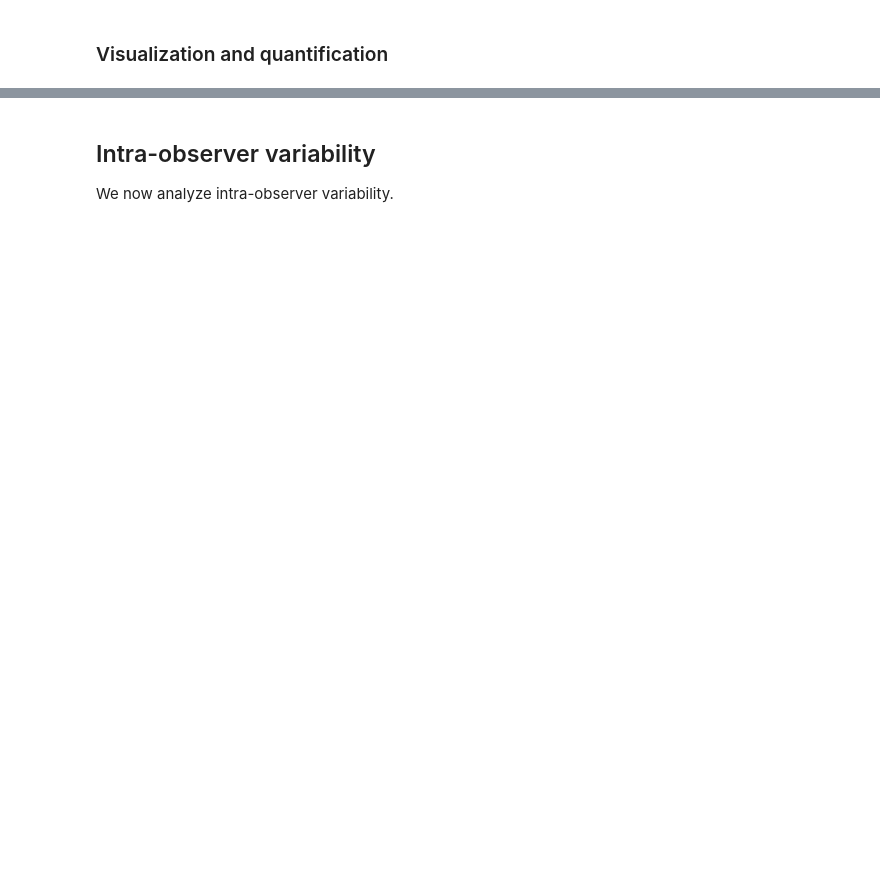
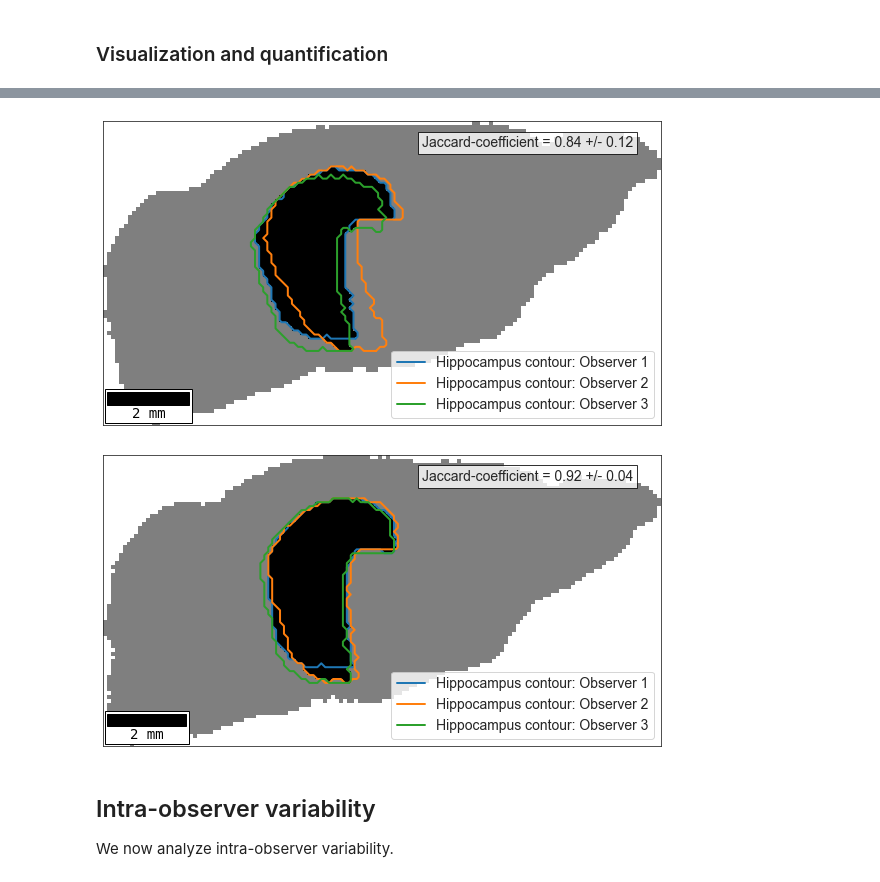
Before and after one commit to jo-mueller/radiographic_workflow_evaluation, a Jupyter notebook: notebooks/Evaluate_planing_variations.ipynb, the cells around one changed output, grey strips where cells are left out. Saved outputs shown, nothing was run; the diff lists cells and outputs as text; code cells hidden in the pictures; blank space fills up the shorter version.

Commit message:
Finalized plan overlay function

```diff
--- a/notebooks/Evaluate_planing_variations.ipynb
+++ b/notebooks/Evaluate_planing_variations.ipynb
@@ -78,9 +62,11 @@ def get_plans(plan_file: str) -> np.ndarray:
 
     return plan
 
+
 def fuse_plans(plan_stack: np.ndarray) -> np.ndarray:
     """Fuse multiple plan files in a stack into a single image using a majority vote approach."""
     return np.asarray(stats.mode(plan_stack, axis=0))[0].squeeze()
+
 
 def calculate_jaccard_score(plan_stack: np.ndarray, plan_fused: np.ndarray):
     """Calculate the jaccard score for a stack of plans and a reference fused plan"""
@@ -90,6 +76,7 @@ def calculate_jaccard_score(plan_stack: np.ndarray, plan_fused: np.ndarray):
         JC.append(metrics.jaccard_score(plan_fused.flatten(), plan.flatten(), average=None))
     df = pd.DataFrame(JC, columns = [f'JC Label: {i}' for i in range(plan.max() + 1)])
     return df
+
 
 def make_pretty_plan_overlay(stack_of_plans: np.ndarray, fused_plans: np.ndarray):
     """Make a nice figure to show the hippocampal estimations of different observers compared to their consensus"""
@@ -104,9 +91,21 @@ def make_pretty_plan_overlay(stack_of_plans: np.ndarray, fused_plans: np.ndarray
         sub = plan[props['slice'][0]]
         binary = sub == sub.max()
         contours = measure.find_contours(binary)
-        ax.plot(contours[0][:, 1], contours[0][:, 0], linewidth=2, label=f'Observer {idx}')
+        ax.plot(contours[0][:, 1], contours[0][:, 0], linewidth=2, label=f'Hippocampus contour: Observer {idx + 1}')
 
     ax.legend(fontsize=14)
+    ax.xaxis.set_ticklabels([])
+    ax.yaxis.set_ticklabels([])
+    ax.add_artist(AnchoredSizeBar(ax.transData, 20, '2 mm', 'lower left',
+                                  pad=0.2, color='black', frameon=True,
+                                  size_vertical=3, fontproperties=fm.FontProperties(size=14, family='monospace')))
+
+    sub = calculate_jaccard_score(stack_of_plans, fused_plans)
+
+    ax.text(0.95, 0.95, 'Jaccard-coefficient = {:.2f} +/- {:.2f}'.format(sub['JC Label: 2'].mean(), sub['JC Label: 2'].std()), transform=ax.transAxes, horizontalalignment='right',
+            verticalalignment='top', fontsize=14, bbox={'facecolor': 'white', 'edgecolor': 'black', 'alpha': 0.8})
+
+    return ax
 
 #def calculate_centroid_distance(plan_stack: np.ndarray, plan_fused: np.ndarray):
 # %% [markdown]
@@ -169,0 +160,10 @@ make_pretty_plan_overlay(plan_data, plan_data_fused)
+# %%
+mean = inter_observer['JC Label: 2'].mean()
+std = inter_observer['JC Label: 2'].std()
+print(f'Global mean Jaccard index: {mean} +/- {std}')
+
+for animal in animals:
+    sub = inter_observer[inter_observer['animal'] == animal]
+    mean = sub['JC Label: 2'].mean()
+    std = sub['JC Label: 2'].std()
+    print(f'{animal} mean Jaccard index: {mean} +/- {std}')
@@ -170,3 +182,14 @@ make_pretty_plan_overlay(plan_data, plan_data_fused)
+# %%
+for animal in ['P1_H_B6_M61', 'P1_H_C3H_M54']:
+    sub = inter_observer[inter_observer['animal'] == animal]
+    plan_data = [get_plans(os.path.join(root, animal, f)) for f in sub['filenames']]
+    plan_data_fused = fuse_plans(plan_data)
+
+    ax = make_pretty_plan_overlay(plan_data, plan_data_fused)
+    ax.figure.savefig(f'./figures/Planning_contour_overlay_{animal}')
+# %% [output]
+[figure, added]
+[figure, added]
 # %% [markdown]
 ## Intra-observer variability
 
```
Also changed, not shown: parts of 14 cells of this notebook.
